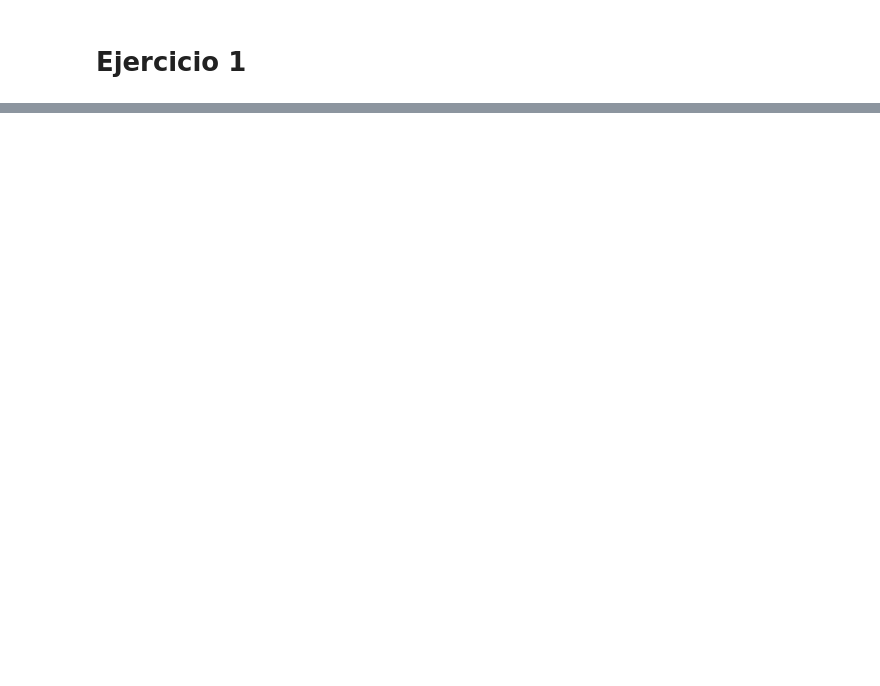
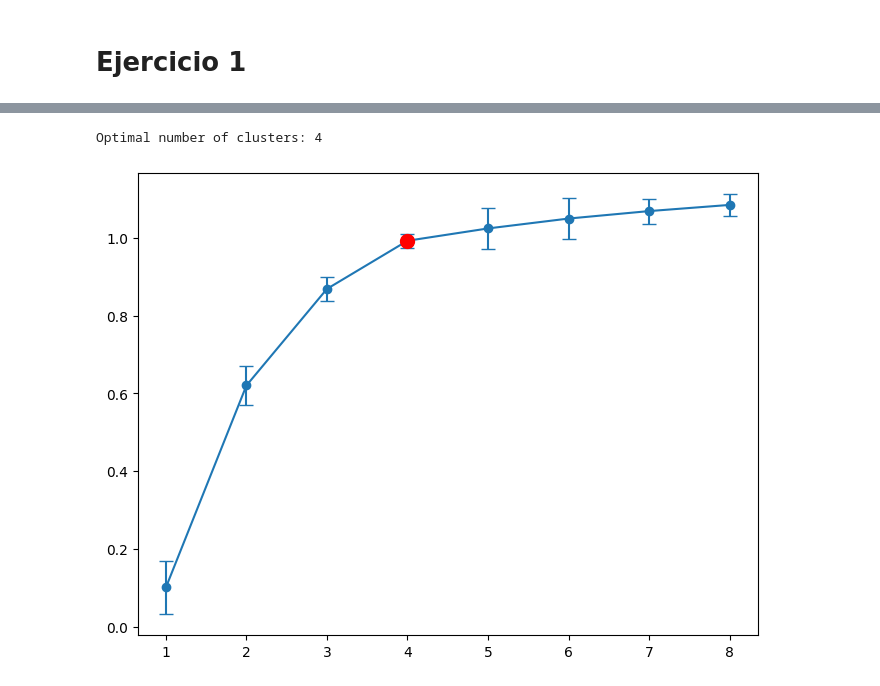
Before and after one commit to SantiagoRotman/TMD, a Jupyter notebook: TP3/TMD_TP3_Clustering.ipynb, the cells around one changed output, grey strips where cells are left out. Drawn from its saved outputs; the diff is of its cells as text; code cells hidden in the pictures; blank space fills up the shorter version.

```diff
--- a/TP3/TMD_TP3_Clustering.ipynb
+++ b/TP3/TMD_TP3_Clustering.ipynb
@@ -171,0 +256,35 @@ print(y.shape)
+# %%
+X = crabs.drop(columns=["sp", "sex"])
+y = crabs[["sp", "sex"]]
+original = pd.factorize(pd.Series(zip(y["sp"], y["sex"])))[0]
+
+X_log = np.log(X)
+X_scaled = scale(X_log, axis=0)
+
+# Probar PCA con 2 y 3 componentes
+components_list = [2,3]
+for components in components_list:
+    pca = PCA(n_components=components)
+    X_pca = pca.fit_transform(X_log).astype(np.double)
+    X_pca_scaled = scale(X_pca, axis=0)
+
+    pca = PCA(n_components=components)
+    X_scaled_pca = pca.fit_transform(X_scaled).astype(np.double)
+
+    fig, axes = plt.subplots(2, 2, figsize=(14, 10))
+    fig.suptitle(f"PCA con {components} componentes", fontsize=16)
+
+    # 4 clusters ya que hay dos especies y dos sexos
+    clusters = cut_tree(linkage(X_scaled_pca, method='complete'), 4)
+    precision = precision_conf_matrix(comparar_tabla_optim(clusters, original))
+    axes[0][0].set_title("Escalado y luego PCA - " + f"Precision: {precision:.4f}")
+    axes[0][0].scatter(X_scaled_pca[:,0], X_scaled_pca[:,1], c=clusters, cmap="viridis", s=50)
+    axes[0][1].set_title("Original")
+    axes[0][1].scatter(X_scaled_pca[:,0], X_scaled_pca[:,1], c=original, cmap="viridis", s=50)
+
+    clusters = cut_tree(linkage(X_pca_scaled, method='complete'), 4)
+    precision = precision_conf_matrix(comparar_tabla_optim(clusters, original))
+    axes[1][0].set_title("PCA y luego escalado - " + f"Precision: {precision:.4f}")
+    axes[1][0].scatter(X_pca_scaled[:,0], X_pca_scaled[:,1], c=clusters, cmap="viridis", s=50)
+    axes[1][1].set_title("Original")
+    axes[1][1].scatter(X_pca_scaled[:,0], X_pca_scaled[:,1], c=original, cmap="viridis", s=50)
@@ -171,0 +455,10 @@ print(y.shape)
+# %%
+# Cargo dataset iris
+iris = load_iris(as_frame=True)
+X = iris.data
+y = iris.target
+
+df = gap_statistic(X, max_k=8, ran_samples=5, plot=True)
+# %% [output]
+Optimal number of clusters: 4
+[figure, added]
```
Also changed, not shown: parts of 15 cells of this notebook, 2 other files.
